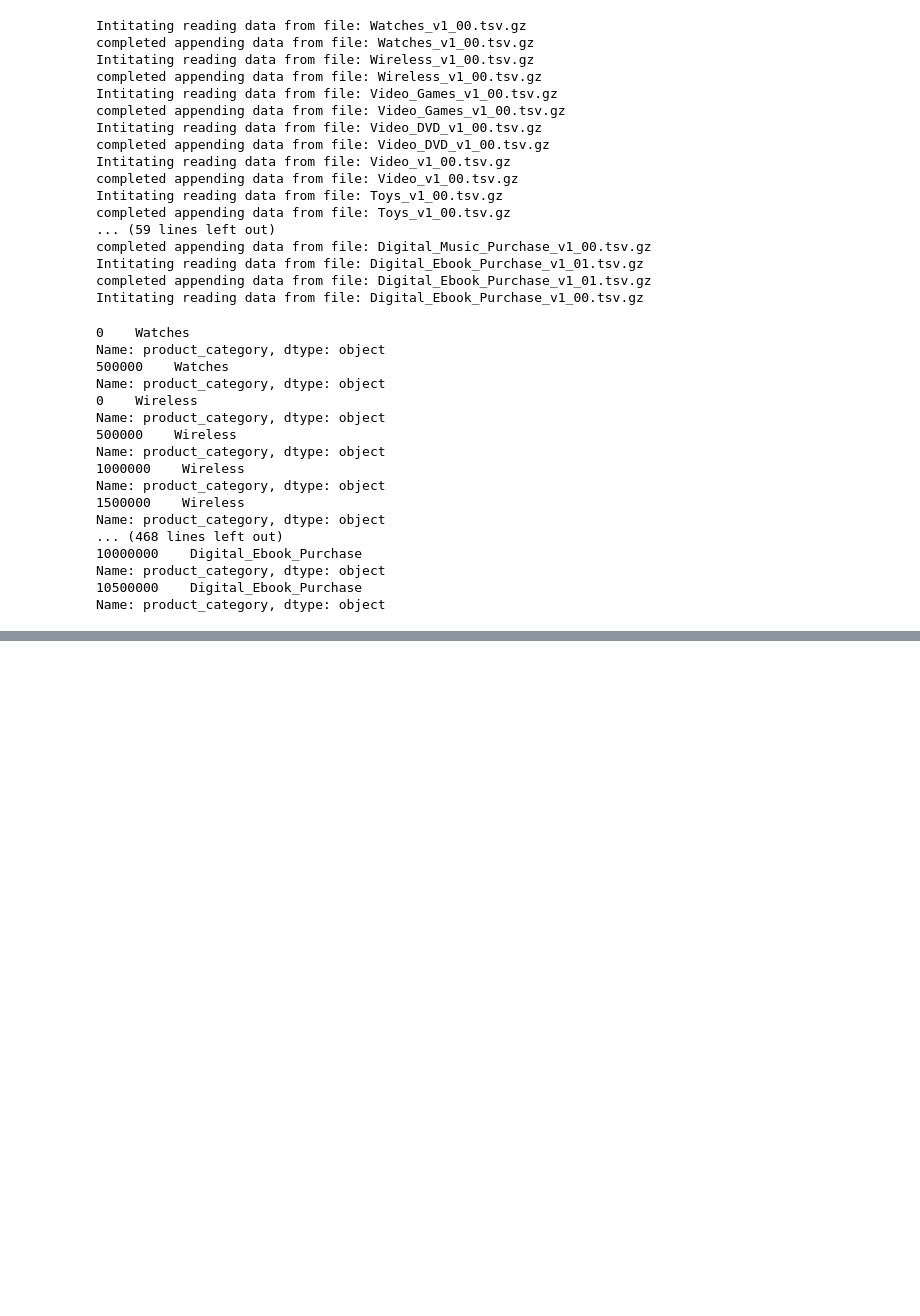
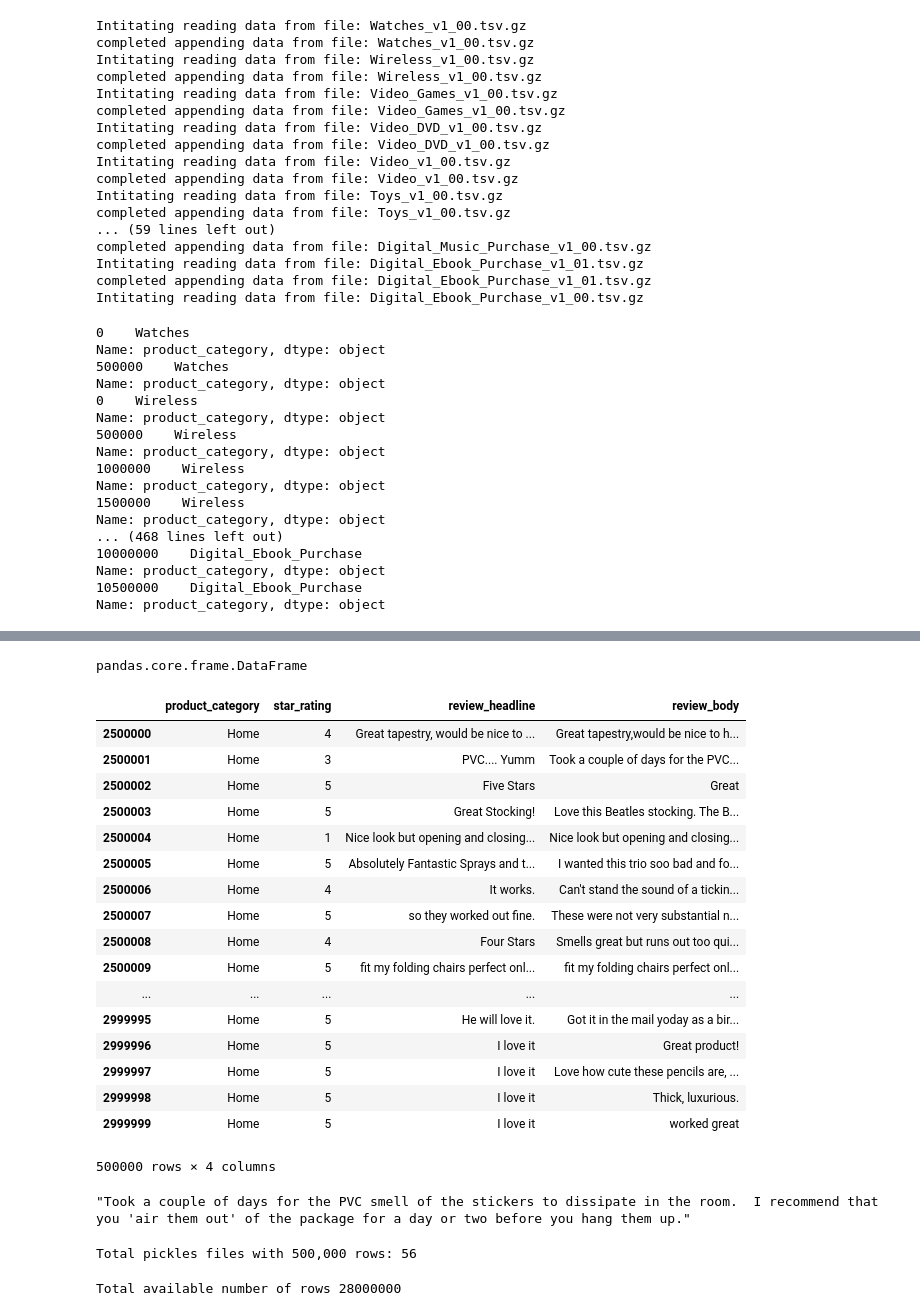
Before and after one commit to Rakesh-Chowdary/Springboard-Capstone, a Jupyter notebook: Data Wrangling.ipynb, the cells around one changed output, grey strips where cells are left out. Drawn from its saved outputs; the diff is of its cells as text; code cells hidden in the pictures; blank space fills up the shorter version.

Commit message:
downloaded and added pickled files

```diff
--- a/Data Wrangling.ipynb
+++ b/Data Wrangling.ipynb
@@ -178,0 +223,6 @@ Name: product_category, dtype: object
+# %%
+import os
+list_Pickeld_files = []
+for each_file in os.listdir(path="Pickles"):
+    if str(each_file).endswith('.pkl'):
+        list_Pickeld_files.append(each_file)
@@ -178,0 +231,39 @@ Name: product_category, dtype: object
+# %%
+read_in = pickle.load(open("Pickles/"+list_Pickeld_files[0],'rb'))
+# %%
+type(read_in)
+# %% [output]
+pandas.core.frame.DataFrame
+# %%
+read_in
+# %% [output]
+|  | product_category | star_rating | review_headline | review_body |
+| 2500000 | Home | 4 | Great tapestry, would be nice to ... | Great tapestry,would be nice to h... |
+| 2500001 | Home | 3 | PVC.... Yumm | Took a couple of days for the PVC... |
+| 2500002 | Home | 5 | Five Stars | Great |
+| 2500003 | Home | 5 | Great Stocking! | Love this Beatles stocking. The B... |
+| 2500004 | Home | 1 | Nice look but opening and closing... | Nice look but opening and closing... |
+| 2500005 | Home | 5 | Absolutely Fantastic Sprays and t... | I wanted this trio soo bad and fo... |
+| 2500006 | Home | 4 | It works. | Can't stand the sound of a tickin... |
+| 2500007 | Home | 5 | so they worked out fine. | These were not very substantial n... |
+| 2500008 | Home | 4 | Four Stars | Smells great but runs out too qui... |
+| 2500009 | Home | 5 | fit my folding chairs perfect onl... | fit my folding chairs perfect onl... |
+| ... | ... | ... | ... | ... |
+| 2999995 | Home | 5 | He will love it. | Got it in the mail yoday as a bir... |
+| 2999996 | Home | 5 | I love it | Great product! |
+| 2999997 | Home | 5 | I love it | Love how cute these pencils are, ... |
+| 2999998 | Home | 5 | I love it | Thick, luxurious. |
+| 2999999 | Home | 5 | I love it | worked great |
+500000 rows × 4 columns
+# %%
+read_in['review_body'].iloc[1]
+# %% [output]
+"Took a couple of days for the PVC smell of the stickers to dissipate in the room.  I recommend that you 'air them out' of the package for a day or two before you hang them up."
+# %%
+print("Total pickles files with 500,000 rows: {}".format(len(list_Pickeld_files)))
+# %% [output]
+Total pickles files with 500,000 rows: 56
+# %%
+print("Total available number of rows {}".format(len(list_Pickeld_files)*500000))
+# %% [output]
+Total available number of rows 28000000
```
Also changed, not shown: parts of 10 cells of this notebook, 57 other files.
